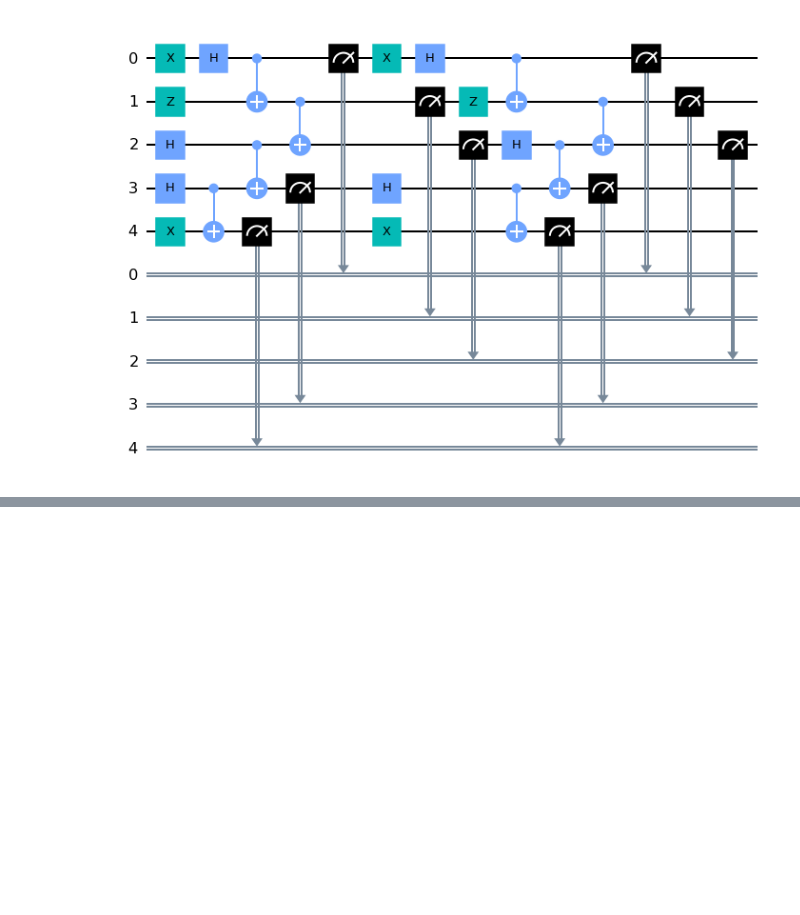
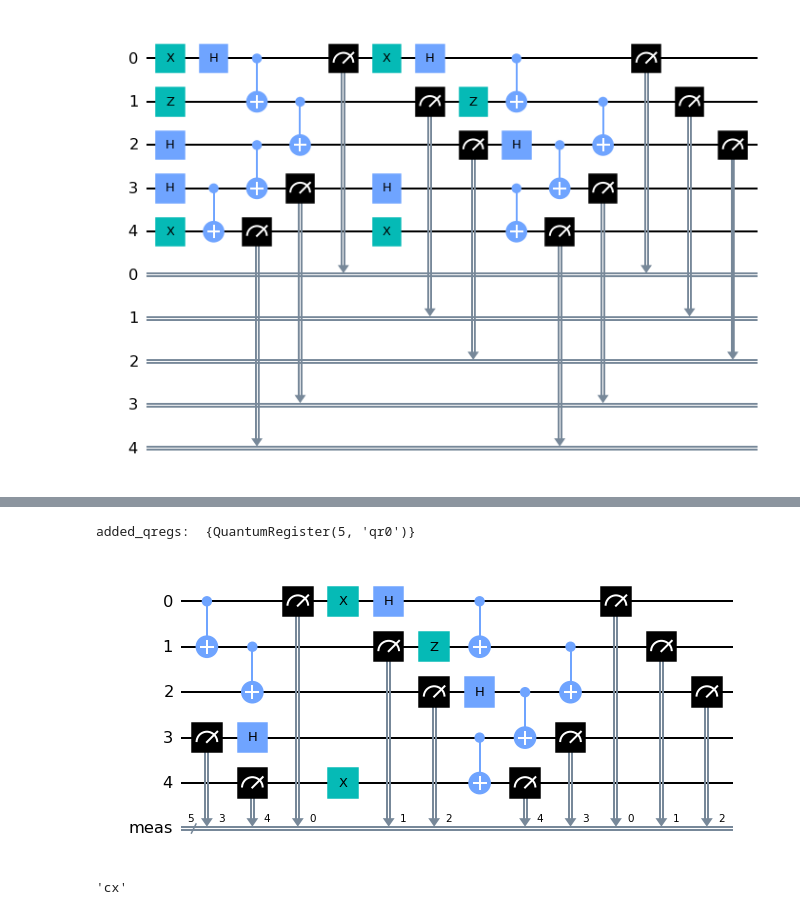
Before and after one commit to Interlin-q/diskit, a Jupyter notebook: distributed-qiskit/LayerByLayer.ipynb, the cells around one changed output, grey strips where cells are left out. Cells and saved outputs as stored; diff of their text form; code cells hidden in the pictures; blank space fills up the shorter version.

Commit message:
circuit remapping, drawer shows errors for unknown additions

```diff
--- a/distributed-qiskit/LayerByLayer.ipynb
+++ b/distributed-qiskit/LayerByLayer.ipynb
@@ -236,0 +240,11 @@ circ_object.circuit.draw(output='mpl')
+# %%
+del layers_here[0:2]
+circ_object._layer_to_circuit(layers_here, qubits=Qubit_list)
+circ_object.circuit.draw(output='mpl')
+# %% [output]
+added_qregs:  {QuantumRegister(5, 'qr0')}
+[figure, added]
+# %%
+layers_here[5][0].operation.name
+# %% [output]
+'cx'
```
Also changed, not shown: parts of 17 cells of this notebook, 2 other files.
